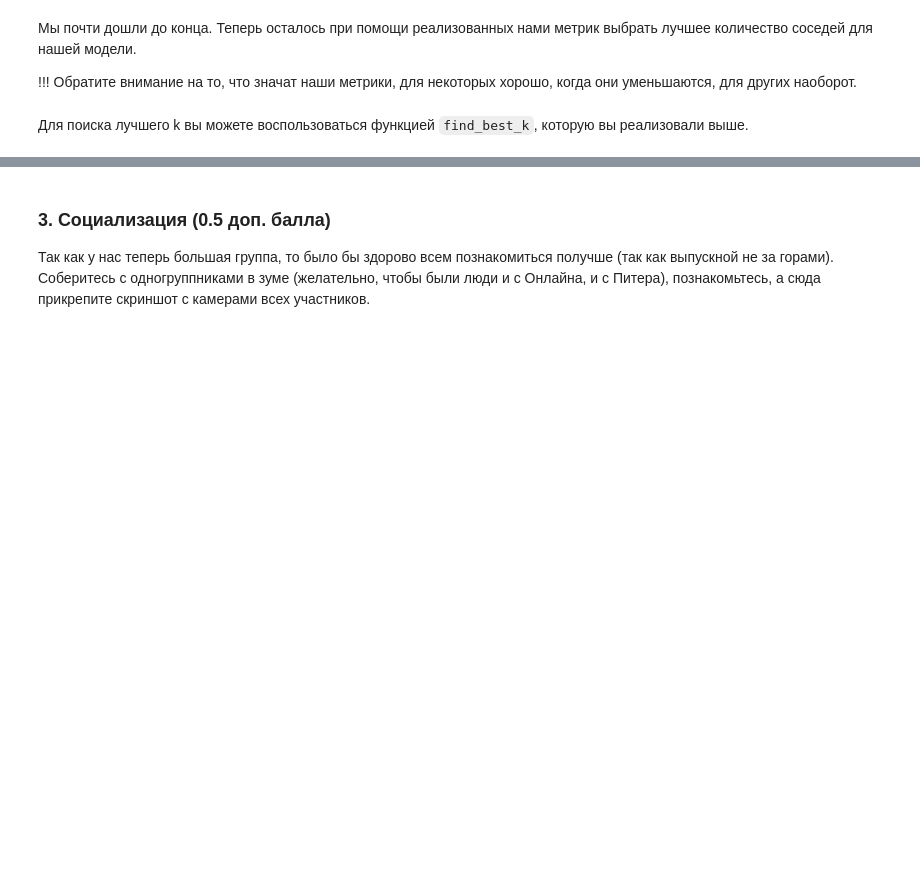
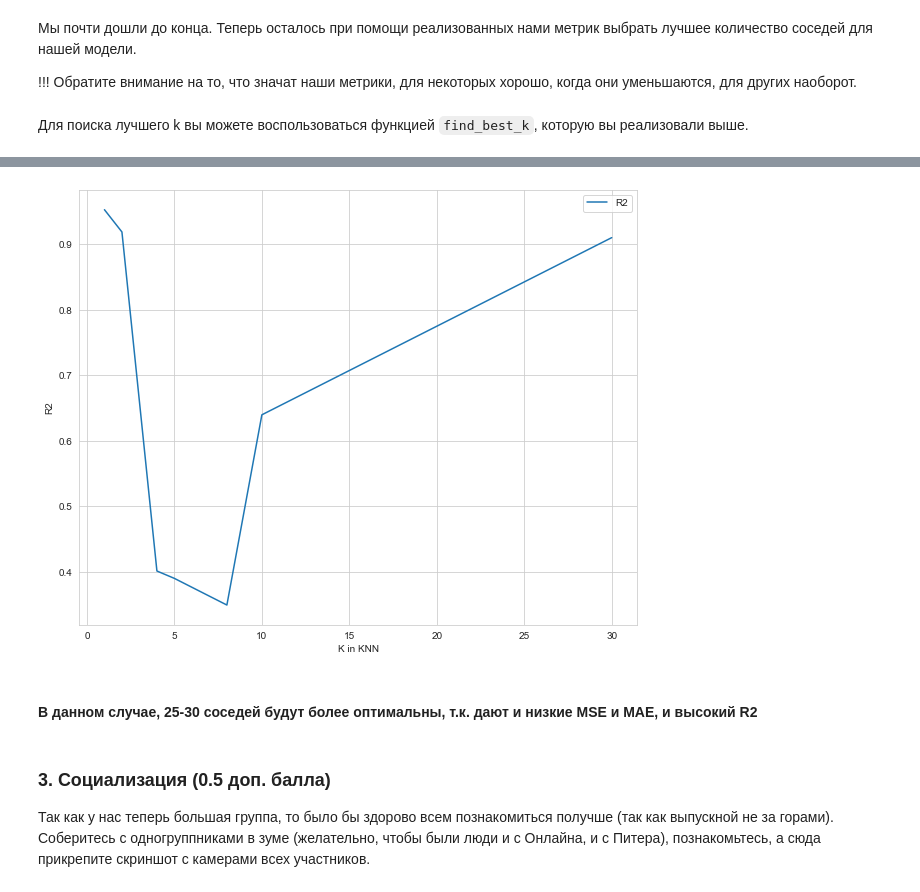
Before and after one commit to immbiochem/BI_ML_2021, a Jupyter notebook: kNN/code_folder/KNN.ipynb, the cells around one changed output, grey strips where cells are left out. Drawn from its saved outputs; the diff is of its cells as text; code cells hidden in the pictures; blank space fills up the shorter version.

```diff
--- a/kNN/code_folder/KNN.ipynb
+++ b/kNN/code_folder/KNN.ipynb
@@ -374,3 +390,13 @@ for i in params:
+# %%
+plt.rcParams["figure.figsize"] = 10, 8
+plt.plot(params, metrics_r2, label="R2")
+plt.legend()
+plt.xlabel("K in KNN")
+plt.ylabel("R2");
+# %% [output]
+[figure, added]
+# %% [markdown]
+#### В данном случае, 25-30 соседей будут более оптимальны, т.к. дают и низкие MSE и MAE, и высокий R2
 # %% [markdown]
 ### 3. Социализация (0.5 доп. балла)
 
```
Also changed, not shown: parts of 2 cells of this notebook.
